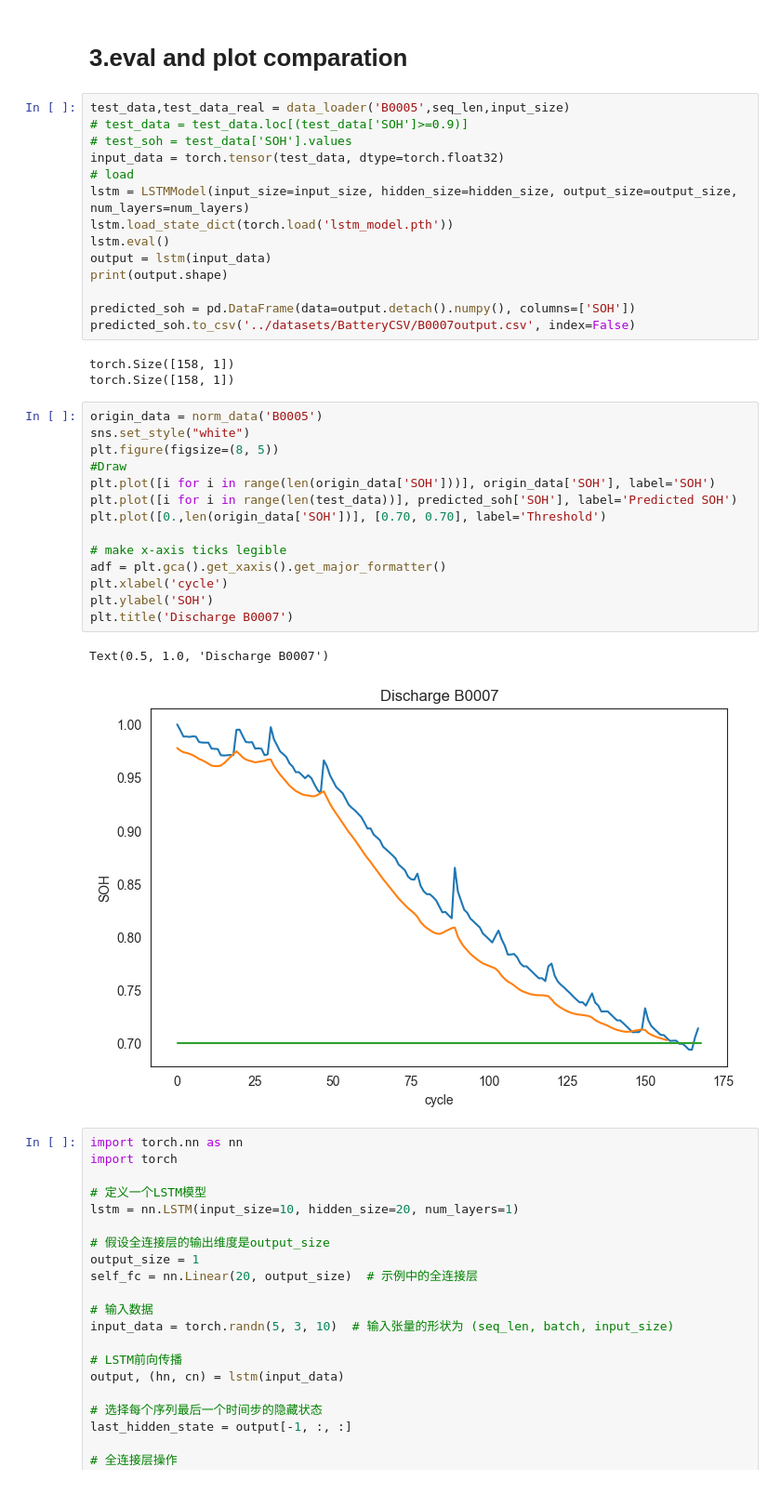
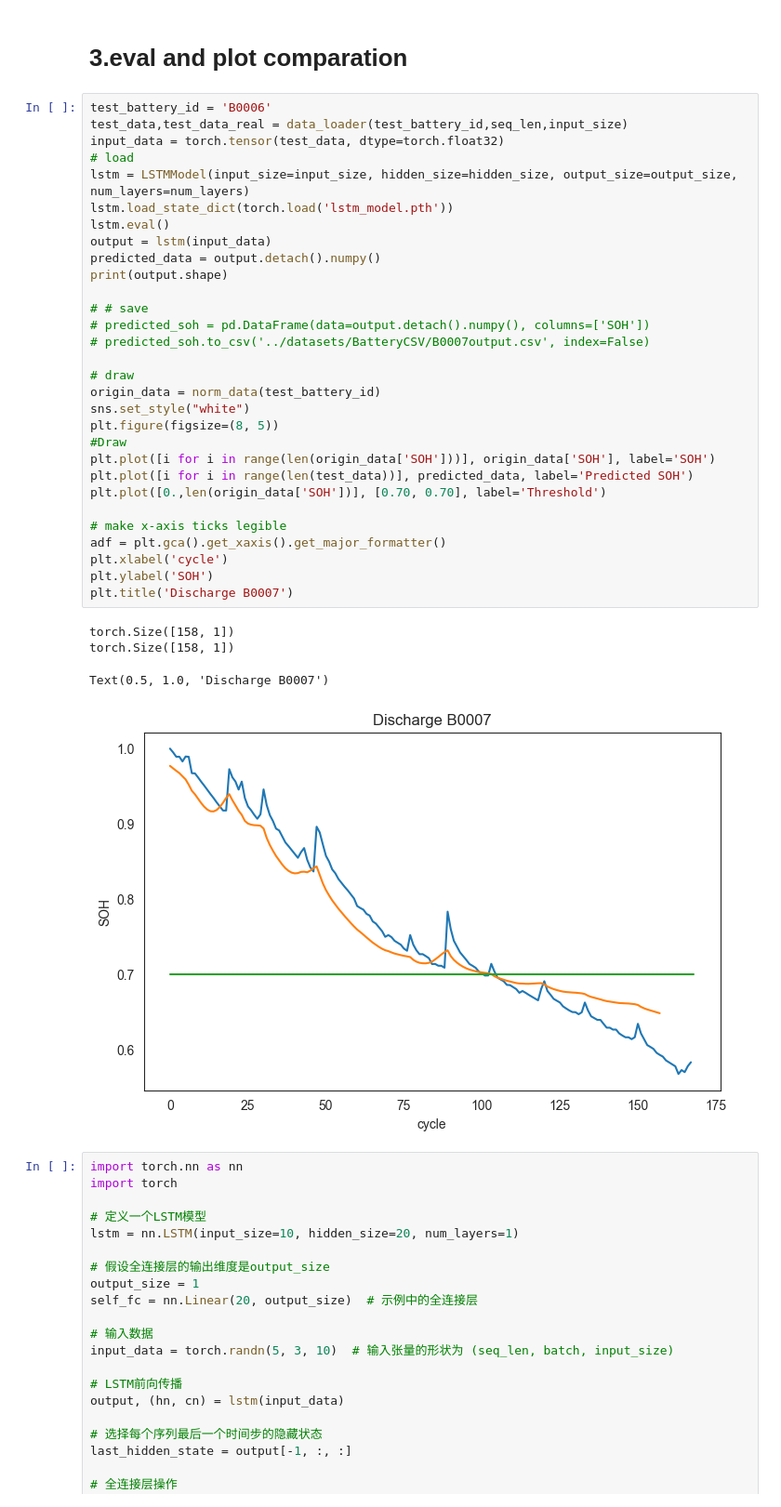
Before and after one commit to yamichanCTL/SOH-on-FPGA, a Jupyter notebook: LSTM/LSTMtest.ipynb, the cells around one changed output. Shown at 93% size. Saved outputs shown, nothing was run; the diff lists cells and outputs as text.

```diff
--- a/LSTM/LSTMtest.ipynb
+++ b/LSTM/LSTMtest.ipynb
@@ -313,39 +315,40 @@ test set Loss: 0.0011152451625093818
 # %% [markdown]
 # 3.eval and plot comparation
 # %%
-test_data,test_data_real = data_loader('B0005',seq_len,input_size)
-# test_data = test_data.loc[(test_data['SOH']>=0.9)]
-# test_soh = test_data['SOH'].values
+test_battery_id = 'B0006'
+test_data,test_data_real = data_loader(test_battery_id,seq_len,input_size)
 input_data = torch.tensor(test_data, dtype=torch.float32)
 # load
 lstm = LSTMModel(input_size=input_size, hidden_size=hidden_size, output_size=output_size, num_layers=num_layers)
 lstm.load_state_dict(torch.load('lstm_model.pth'))
 lstm.eval()
 output = lstm(input_data)
+predicted_data = output.detach().numpy()
 print(output.shape)
 
-predicted_soh = pd.DataFrame(data=output.detach().numpy(), columns=['SOH'])
-predicted_soh.to_csv('../datasets/BatteryCSV/B0007output.csv', index=False)
+# # save
+# predicted_soh = pd.DataFrame(data=output.detach().numpy(), columns=['SOH'])
+# predicted_soh.to_csv('../datasets/BatteryCSV/B0007output.csv', index=False)
+
+# draw
+origin_data = norm_data(test_battery_id)
+sns.set_style("white")
+plt.figure(figsize=(8, 5))
+#Draw
+plt.plot([i for i in range(len(origin_data['SOH']))], origin_data['SOH'], label='SOH')
+plt.plot([i for i in range(len(test_data))], predicted_data, label='Predicted SOH')
+plt.plot([0.,len(origin_data['SOH'])], [0.70, 0.70], label='Threshold')
+
+# make x-axis ticks legible
+adf = plt.gca().get_xaxis().get_major_formatter()
+plt.xlabel('cycle')
+plt.ylabel('SOH')
+plt.title('Discharge B0007')
 # %% [output]
 torch.Size([158, 1])
 torch.Size([158, 1])
+Text(0.5, 1.0, 'Discharge B0007')
+[figure, added]
-# %%
-origin_data = norm_data('B0005')
-sns.set_style("white")
-plt.figure(figsize=(8, 5))
-#Draw
-plt.plot([i for i in range(len(origin_data['SOH']))], origin_data['SOH'], label='SOH')
-plt.plot([i for i in range(len(test_data))], predicted_soh['SOH'], label='Predicted SOH')
-plt.plot([0.,len(origin_data['SOH'])], [0.70, 0.70], label='Threshold')
-
-# make x-axis ticks legible
-adf = plt.gca().get_xaxis().get_major_formatter()
-plt.xlabel('cycle')
-plt.ylabel('SOH')
-plt.title('Discharge B0007')
-# %% [output]
-Text(0.5, 1.0, 'Discharge B0007')
-[figure, removed]
 # %%
 import torch.nn as nn
 import torch
```
Also changed, not shown: parts of 4 cells of this notebook, 3 other files.
